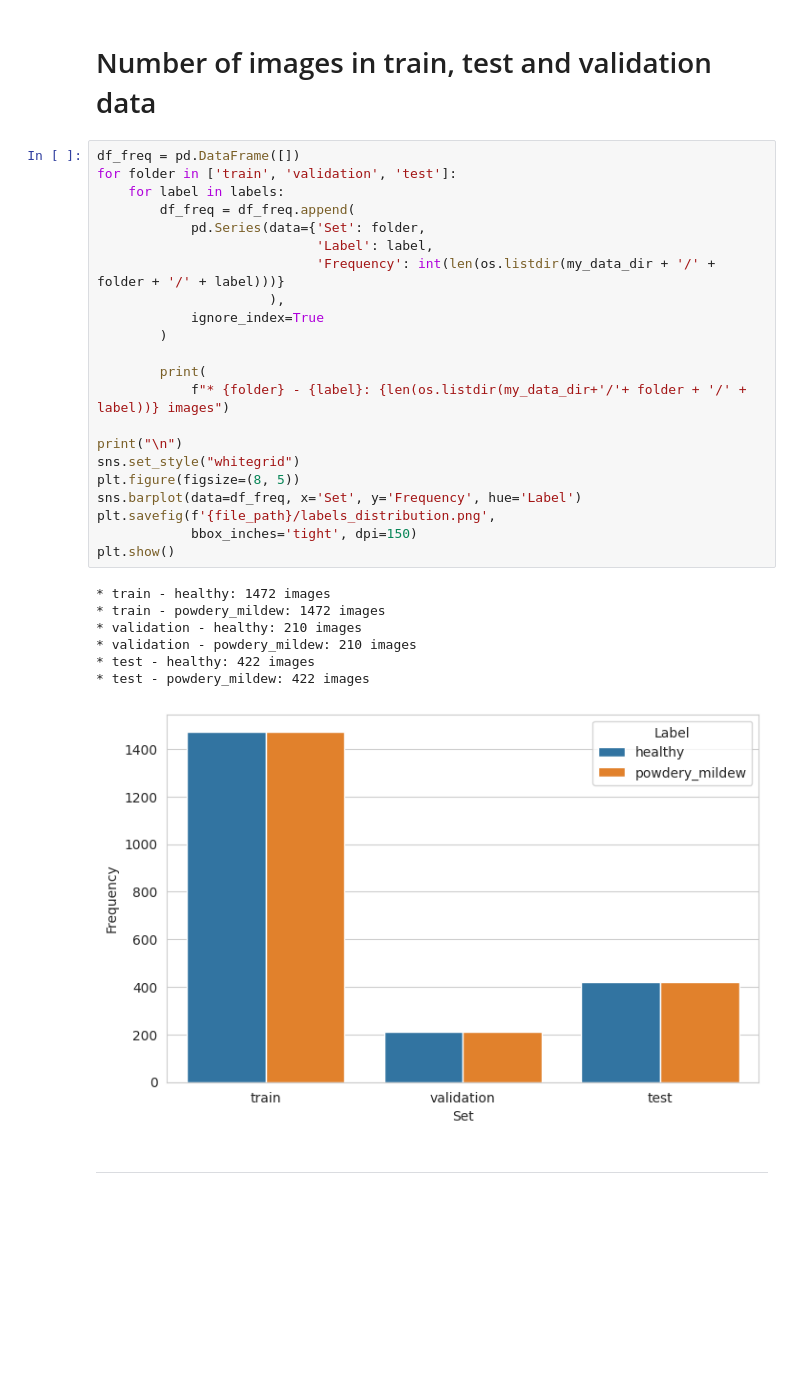
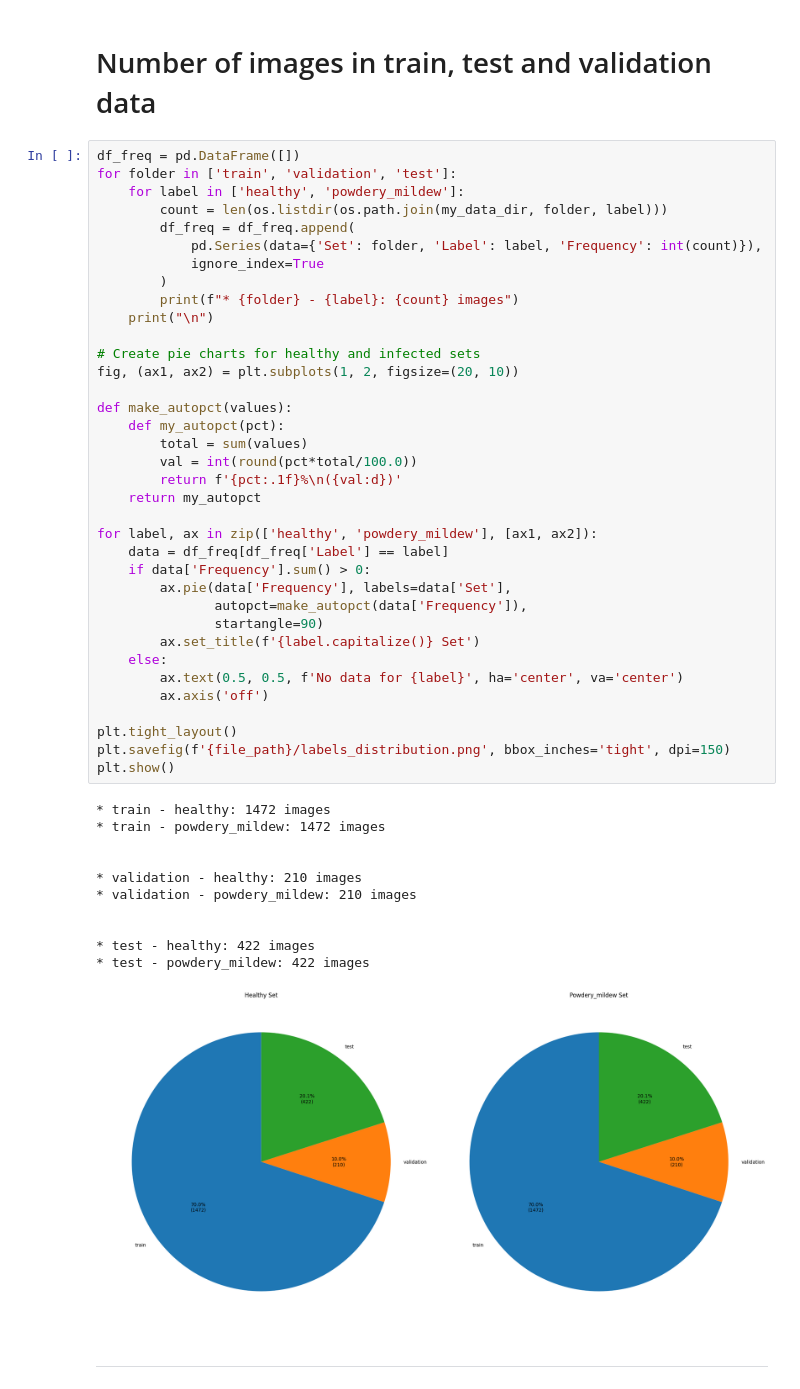
Before and after one commit to Swewi/Mildew-detection-cherries, a Jupyter notebook: jupyter_notebooks/ModellingEvaluation.ipynb, the cells around one changed output. Cells and saved outputs as stored; diff of their text form; blank space fills up the shorter version.

```diff
--- a/jupyter_notebooks/ModellingEvaluation.ipynb
+++ b/jupyter_notebooks/ModellingEvaluation.ipynb
@@ -107,36 +107,54 @@ image_shape
 ---
 # %% [markdown]
 # Number of images in train, test and validation data
-# %%
-df_freq = pd.DataFrame([])
-for folder in ['train', 'validation', 'test']:
-    for label in labels:
-        df_freq = df_freq.append(
-            pd.Series(data={'Set': folder,
-                            'Label': label,
-                            'Frequency': int(len(os.listdir(my_data_dir + '/' + folder + '/' + label)))}
-                      ),
-            ignore_index=True
-        )
-
-        print(
-            f"* {folder} - {label}: {len(os.listdir(my_data_dir+'/'+ folder + '/' + label))} images")
-
-print("\n")
-sns.set_style("whitegrid")
-plt.figure(figsize=(8, 5))
-sns.barplot(data=df_freq, x='Set', y='Frequency', hue='Label')
-plt.savefig(f'{file_path}/labels_distribution.png',
-            bbox_inches='tight', dpi=150)
-plt.show()
-# %% [output]
-* train - healthy: 1472 images
-* train - powdery_mildew: 1472 images
-* validation - healthy: 210 images
-* validation - powdery_mildew: 210 images
-* test - healthy: 422 images
-* test - powdery_mildew: 422 images
-[figure, removed]
+# %%
+df_freq = pd.DataFrame([])
+for folder in ['train', 'validation', 'test']:
+    for label in ['healthy', 'powdery_mildew']:
+        count = len(os.listdir(os.path.join(my_data_dir, folder, label)))
+        df_freq = df_freq.append(
+            pd.Series(data={'Set': folder, 'Label': label, 'Frequency': int(count)}),
+            ignore_index=True
+        )
+        print(f"* {folder} - {label}: {count} images")
+    print("\n")
+
+# Create pie charts for healthy and infected sets
+fig, (ax1, ax2) = plt.subplots(1, 2, figsize=(20, 10))
+
+def make_autopct(values):
+    def my_autopct(pct):
+        total = sum(values)
+        val = int(round(pct*total/100.0))
+        return f'{pct:.1f}%\n({val:d})'
+    return my_autopct
+
+for label, ax in zip(['healthy', 'powdery_mildew'], [ax1, ax2]):
+    data = df_freq[df_freq['Label'] == label]
+    if data['Frequency'].sum() > 0:
+        ax.pie(data['Frequency'], labels=data['Set'],
+               autopct=make_autopct(data['Frequency']),
+               startangle=90)
+        ax.set_title(f'{label.capitalize()} Set')
+    else:
+        ax.text(0.5, 0.5, f'No data for {label}', ha='center', va='center')
+        ax.axis('off')
+
+plt.tight_layout()
+plt.savefig(f'{file_path}/labels_distribution.png', bbox_inches='tight', dpi=150)
+plt.show()
+# %% [output]
+* train - healthy: 1472 images
+* train - powdery_mildew: 1472 images
+
+
+* validation - healthy: 210 images
+* validation - powdery_mildew: 210 images
+
+
+* test - healthy: 422 images
+* test - powdery_mildew: 422 images
+[figure, added]
 # %% [markdown]
 ---
 # %% [markdown]
```
Also changed, not shown: parts of 8 cells of this notebook, 6 other files.
